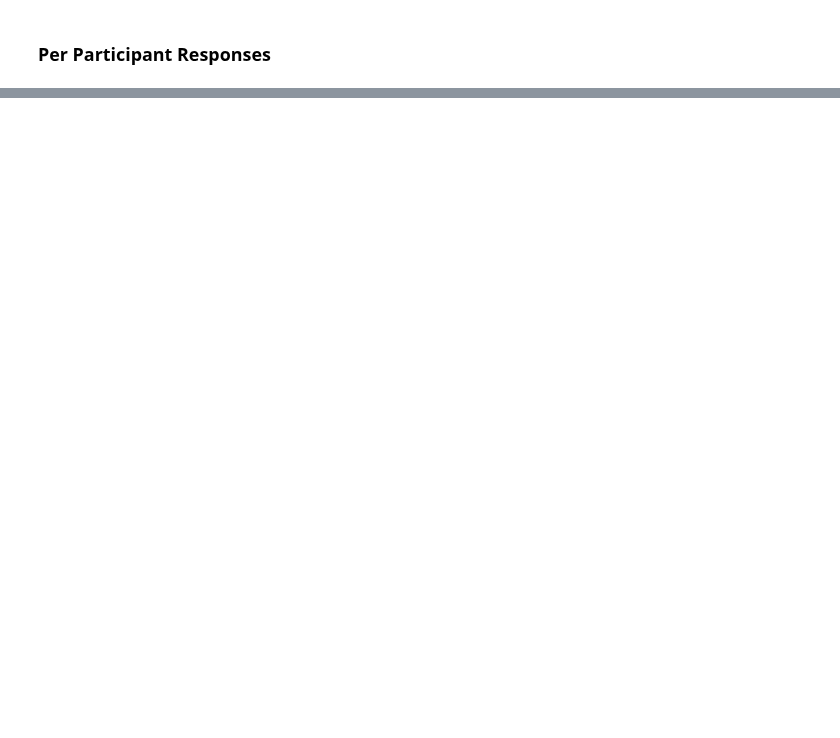
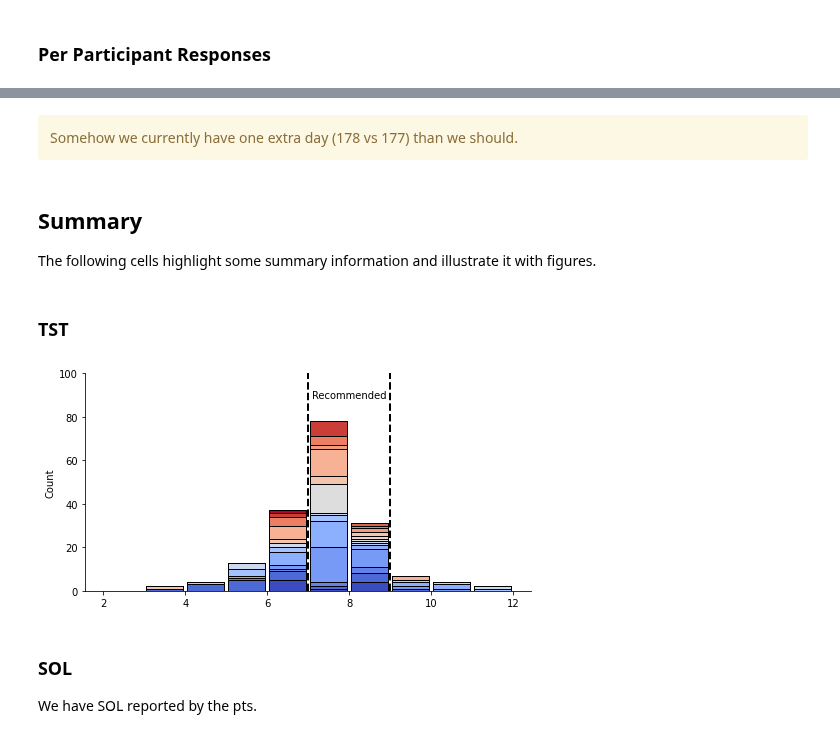
Before and after one commit to intelligent-environments-lab/utx000, a Jupyter notebook: notebooks/4.3.1-hef-ema-summary.ipynb, the cells around one changed output, grey strips where cells are left out. Saved outputs shown, nothing was run; the diff lists cells and outputs as text; code cells hidden in the pictures; blank space fills up the shorter version.

Commit message:
ema sleep summaries

```diff
--- a/notebooks/4.3.1-hef-ema-summary.ipynb
+++ b/notebooks/4.3.1-hef-ema-summary.ipynb
@@ -366,0 +419,59 @@ plt.close()
+# %% [markdown]
+<div class="alert alert-block alert-warning">
+    Somehow we currently have one extra day (178 vs 177) than we should.
+</div>
+# %% [markdown]
+## Summary
+The following cells highlight some summary information and illustrate it with figures.
+# %%
+def plot_stacked_hist(df,var,limits,width=1,cmap='coolwarm',by_var='beiwe',save=False,save_dir='../reports/figures/'):
+    '''
+    Plots a stacked histogram with each color representing a unique individual.
+
+    Inputs:
+    - df: dataframe of the data
+    - var: string specifying the column in the dataframe to plot
+    - limits: tuple representing the lower and upper bound on the x-axis
+    - width: integer/float for the width of each bin
+    - by_var: string specifying the column to color the stacks by
+    - save: boolean to save or not
+    - save_dr: string representing the location to save the figure if save is True
+
+    Returns the axes with the histogram
+    '''
+    list_to_plot = []
+    for pt in df[by_var].unique():
+        temp_df = df[df[by_var] == pt]
+        list_to_plot.append(temp_df[var].to_list())
+
+    colors = cm.get_cmap(cmap, len(list_to_plot))
+    fig, ax = plt.subplots(figsize=(8,4))
+    n, bins, _ = ax.hist(list_to_plot,bins=np.arange(limits[0],limits[1]+width,width),stacked=True,rwidth=0.9,
+            color=colors(np.linspace(0, 1, len(list_to_plot))),edgecolor='black')
+
+    for loc in ['right','top']:
+        ax.spines[loc].set_visible(False)
+    ax.set_ylabel('Count')
+
+    if save == True:
+        plt.savefig(f'{save_dir}/bpeace2-{var}-stacked_hist.pdf')
+
+    return ax
+# %% [markdown]
+### TST
+# %%
+ax = plot_stacked_hist(ff_sleep_survey_df,'TST',[2,12],by_var='ID')
+ax.set_ylim([0,100])
+
+ax.axvline(7,color='black',linestyle='dashed',linewidth=2)
+ax.axvline(9,color='black',linestyle='dashed',linewidth=2)
+ax.text(8,90,"Recommended",ha='center',va='center')
+
+plt.savefig('../reports/figures/bpeace2-beiwe_sleep_duration-stacked_hist.pdf')
+plt.show()
+plt.close()
+# %% [output]
+[figure, added]
+# %% [markdown]
+### SOL
+We have SOL reported by the pts.
```
Also changed, not shown: parts of 27 cells of this notebook.
